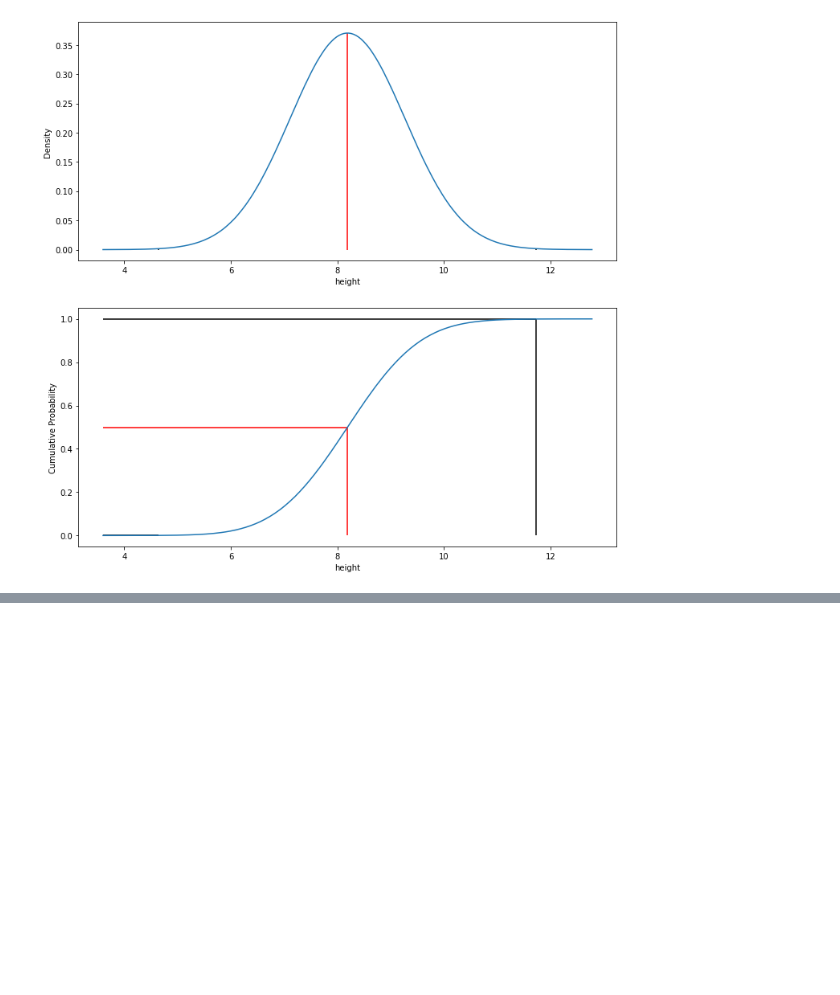
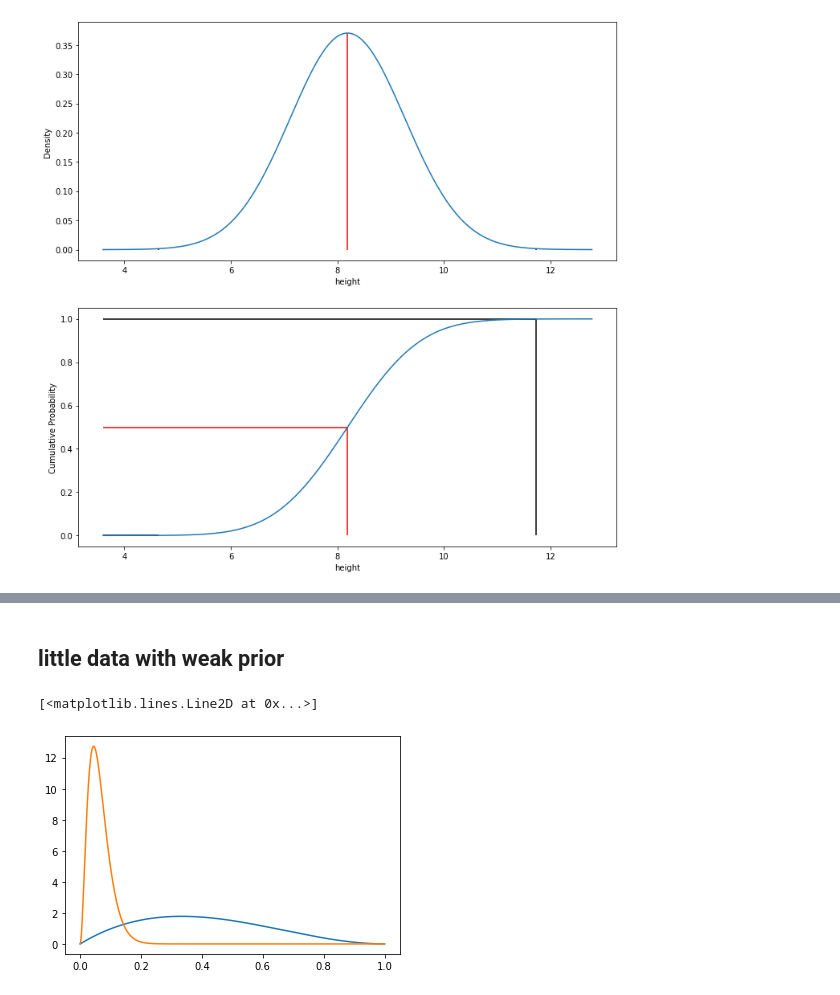
Before and after one commit to ctarrington/try-colab, a Jupyter notebook: parameter_estimation.ipynb, the cells around one changed output, grey strips where cells are left out. Saved outputs shown, nothing was run; the diff lists cells and outputs as text; code cells hidden in the pictures; blank space fills up the shorter version.

```diff
--- a/parameter_estimation.ipynb
+++ b/parameter_estimation.ipynb
@@ -60,0 +85,12 @@ Probability  4.64767499582816  <  height  <  11.732325004171877  =  0.999
+# %% [markdown]
+## little data with weak prior
+# %%
+# prior of 2.4% success => beta(1,41)
+# beta(1,41) * beta(2,3) = beta(3, 44)
+rv_with_prior = beta(3,44)
+ps = np.linspace(0, 1, 500)
+plot(ps, rv.pdf(ps))
+plot(ps, rv_with_prior.pdf(ps))
+# %% [output]
+[<matplotlib.lines.Line2D at 0x...>]
+[figure, added]
```
Also changed, not shown: parts of 4 cells of this notebook.
